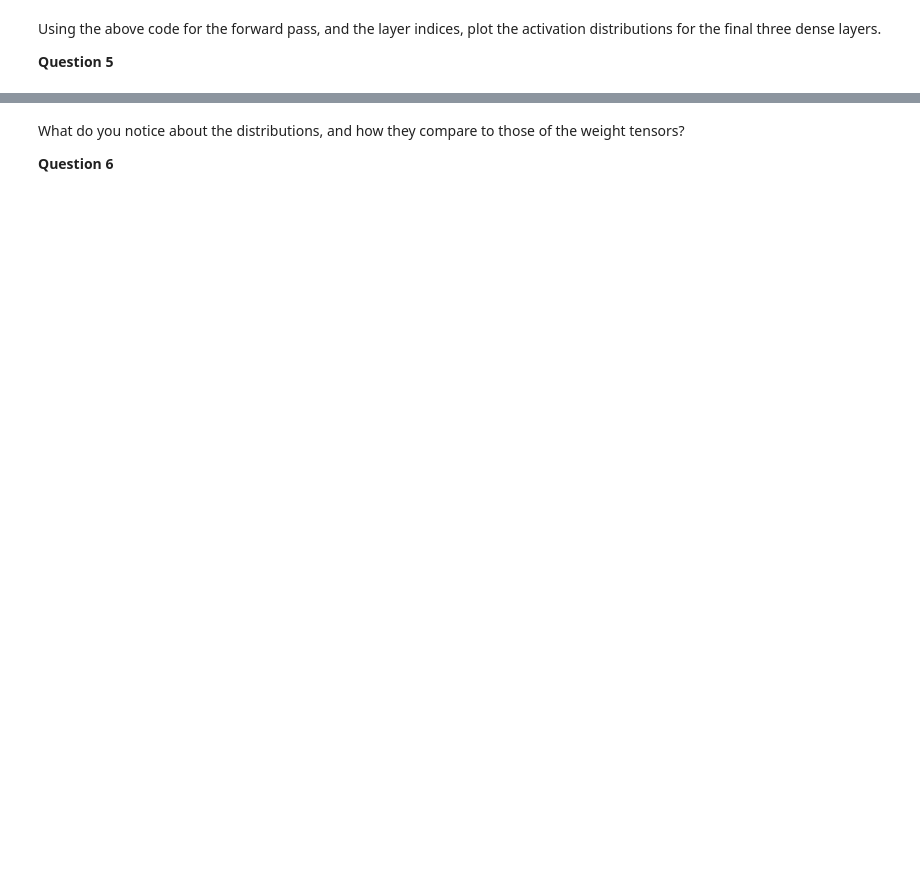
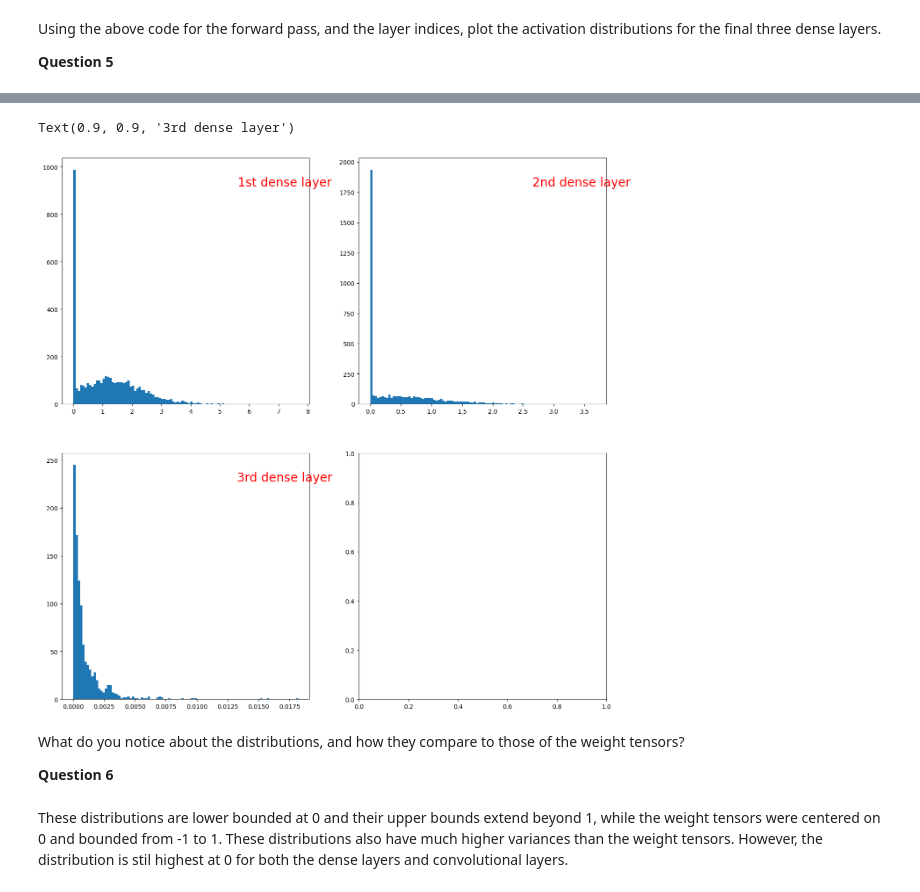
Before and after one commit to lee-53/ECE-4380-F25, a Jupyter notebook: Clear_NumpyTFandVisualization.ipynb, the cells around one changed output, grey strips where cells are left out. Drawn from its saved outputs; the diff is of its cells as text; code cells hidden in the pictures; blank space fills up the shorter version.

```diff
--- a/Clear_NumpyTFandVisualization.ipynb
+++ b/Clear_NumpyTFandVisualization.ipynb
@@ -198,0 +369,59 @@ Using the above code for the forward pass, and the layer indices, plot the activ
+# %%
+# Dense layer plot code below
+rows, cols = 2, 2
+fig, axes = plt.subplots(rows, cols, figsize=(16, 16))
+
+# first dense layer
+# Resize and normalize the images to be suitable for VGG16
+train_images_resized = tf.image.resize(train_images[4:5], [224, 224])
+
+# Normalize the pixel values to [0,1]
+train_images_resized = train_images_resized / 255.0
+
+layer = model.layers[20] # Get the first dense layer
+intermediate_layer_model = tf.keras.models.Model(inputs=model.input, outputs=layer.output)
+activation = intermediate_layer_model.predict(train_images_resized)
+
+print(f"First dense layer weight tensor has mean: {weights.mean()} and variance: {weights.var()}")
+ax = axes[0,0]
+ax.hist(activation.flatten(), bins=100)
+ax.text(0.9, 0.9, "1st dense layer", color='red',
+                transform=ax.transAxes, fontsize=20,
+                ha='center', va='center')
+
+# second dense layer
+# Resize and normalize the images to be suitable for VGG16
+train_images_resized = tf.image.resize(train_images[4:5], [224, 224])
+
+# Normalize the pixel values to [0,1]
+train_images_resized = train_images_resized / 255.0
+
+layer = model.layers[21] # Get the second dense layer
+intermediate_layer_model = tf.keras.models.Model(inputs=model.input, outputs=layer.output)
+activation = intermediate_layer_model.predict(train_images_resized)
+
+print(f"Second dense layer weight tensor has mean: {weights.mean()} and variance: {weights.var()}")
+ax = axes[0,1]
+ax.hist(activation.flatten(), bins=100)
+ax.text(0.9, 0.9, "2nd dense layer", color='red',
+                transform=ax.transAxes, fontsize=20,
+                ha='center', va='center')
+
+# third dense layer
+# Resize and normalize the images to be suitable for VGG16
+train_images_resized = tf.image.resize(train_images[4:5], [224, 224])
+
+# Normalize the pixel values to [0,1]
+train_images_resized = train_images_resized / 255.0
+
+layer = model.layers[22] # Get the third dense layer
+intermediate_layer_model = tf.keras.models.Model(inputs=model.input, outputs=layer.output)
+activation = intermediate_layer_model.predict(train_images_resized)
+
+print(f"Third dense layer weight tensor has mean: {weights.mean()} and variance: {weights.var()}")
+ax = axes[1,0]
+ax.hist(activation.flatten(), bins=100)
+ax.text(0.9, 0.9, "3rd dense layer", color='red',
+                transform=ax.transAxes, fontsize=20,
+                ha='center', va='center')
+# %% [output]
@@ -199,4 +434,8 @@ Using the above code for the forward pass, and the layer indices, plot the activ
+Text(0.9, 0.9, '3rd dense layer')
+[figure, added]
 # %% [markdown]
 What do you notice about the distributions, and how they compare to those of the weight tensors?
 
 **Question 6**
+# %% [markdown]
+These distributions are lower bounded at 0 and their upper bounds extend beyond 1, while the weight tensors were centered on 0 and bounded from -1 to 1. These distributions also have much higher variances than the weight tensors. However, the distribution is stil highest at 0 for both the dense layers and convolutional layers.
```
Also changed, not shown: parts of 16 cells of this notebook.
